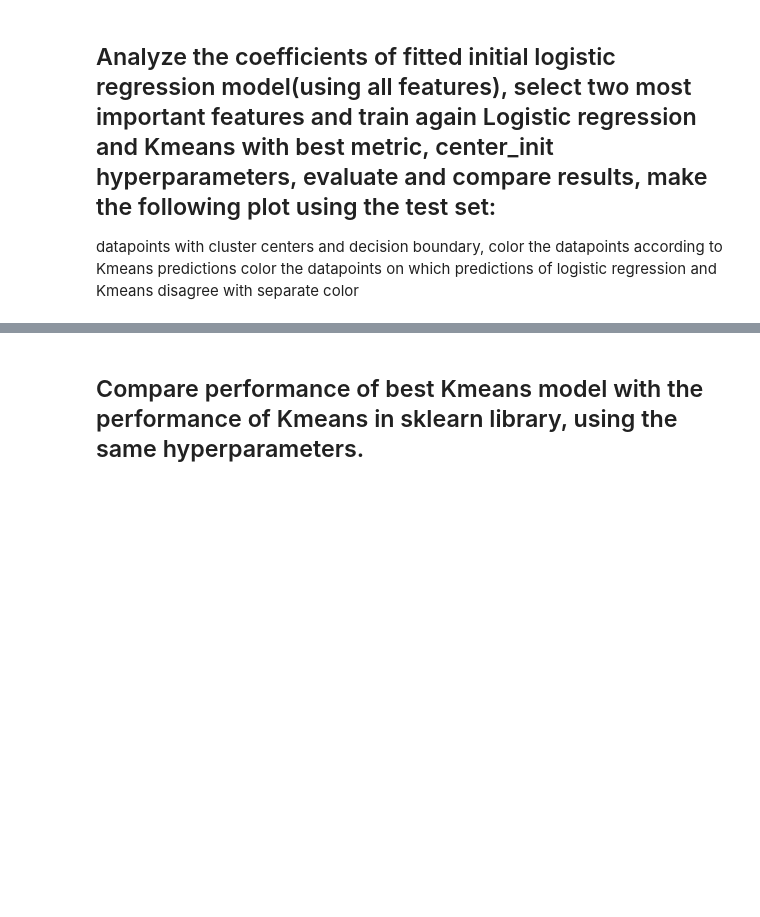
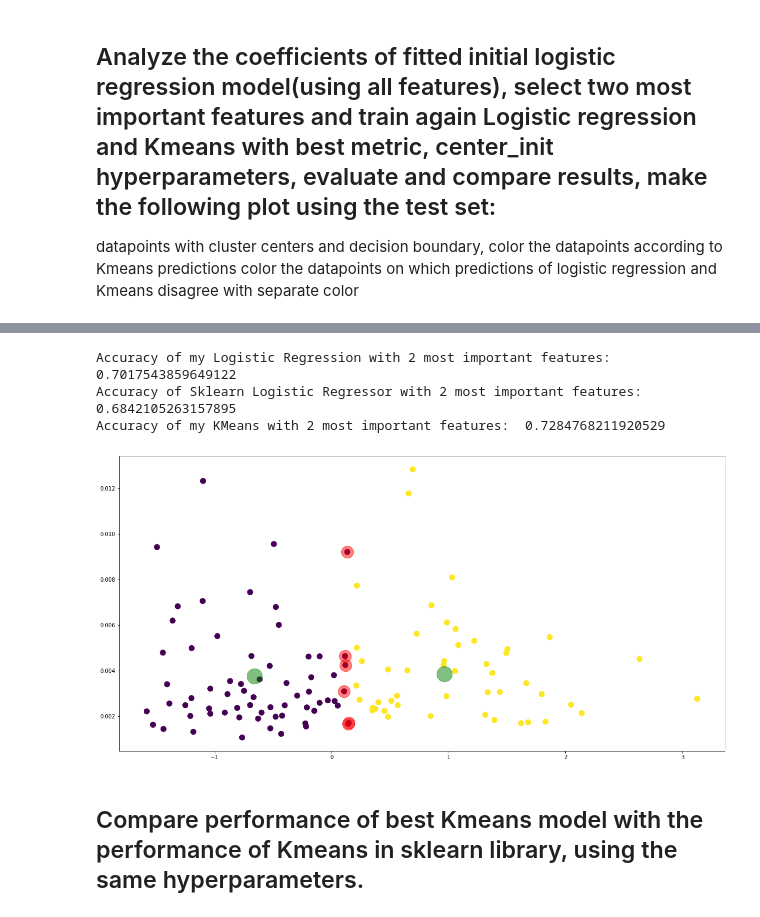
Before and after one commit to KarenChibukhchyan/ML_Intro, a Jupyter notebook: Lecture8/KMeans_practical.ipynb, the cells around one changed output, grey strips where cells are left out. Drawn from its saved outputs; the diff is of its cells as text; code cells hidden in the pictures; blank space fills up the shorter version.

Commit message:
KMeans and Logistic Regression done

```diff
--- a/Lecture8/KMeans_practical.ipynb
+++ b/Lecture8/KMeans_practical.ipynb
@@ -387,0 +493,4 @@ color the datapoints on which predictions of logistic regression and Kmeans disa
+# %%
+my_LR2.fit(X_train2.values, y_train.values)
+X_test_array2 = np.insert(X_test2.values, 0, 1, axis=1)
+my_y_pred2 = my_LR2.predict(X_test_array2)
@@ -387,0 +503,12 @@ color the datapoints on which predictions of logistic regression and Kmeans disa
+# %%
+sklearn_LR2 = LogisticRegression()
+sklearn_LR2.fit(X_train2, y_train)
+sklearn_y_pred2 = sklearn_LR2.predict(X_test2)
+# %%
+clf3.fit(X_train2.values)
+clusters2 = clf3.predict(X_train2.values)
+
+labels2 = np.zeros_like(clusters2)
+for i in range(2):
+    mask = (clusters2 == i)
+    labels2[mask] = mode(y_train[mask])[0]
@@ -388,2 +527,30 @@ color the datapoints on which predictions of logistic regression and Kmeans disa
+# %%
+print('Accuracy of my Logistic Regression with 2 most important features: ', accuracy_score(y_test, my_y_pred2))
+print('Accuracy of Sklearn Logistic Regressor with 2 most important features: ', accuracy_score(y_test, sklearn_y_pred2))
+print(f'Accuracy of my KMeans with 2 most important features: ', accuracy_score(y_train, labels2))
+# %% [output]
+Accuracy of my Logistic Regression with 2 most important features:  0.7017543859649122
+Accuracy of Sklearn Logistic Regressor with 2 most important features:  0.6842105263157895
+Accuracy of my KMeans with 2 most important features:  0.7284768211920529
+# %%
+clusters_test = clf3.predict(X_test2.values)
+
+labels_test = np.zeros_like(clusters_test)
+for i in range(2):
+    mask = (clusters_test == i)
+    labels_test[mask] = mode(y_test[mask])[0]
+# %%
+plt.figure(figsize=(20,10))
+plt.scatter(X_test2.values[:, 0], X_test2.values[:, 1], c=labels_test, s=100, cmap='viridis')
+
+mask_ = labels_test != my_y_pred2
+disagreed_values = X_test2.values[mask_]
+plt.scatter(disagreed_values[:, 0], disagreed_values[:, 1], c='red', s=500, alpha=0.5, cmap='viridis')
+
+centers = clf3.centroids
+plt.scatter(centers[:, 0], centers[:, 1], c='green', s=800, alpha=0.5);
+plt.show()
+# %% [output]
+[figure, added]
 # %% [markdown]
 ## Compare performance of best Kmeans model with the performance of Kmeans in sklearn library, using the same hyperparameters.
```
Also changed, not shown: parts of 23 cells of this notebook, 1 other file.
